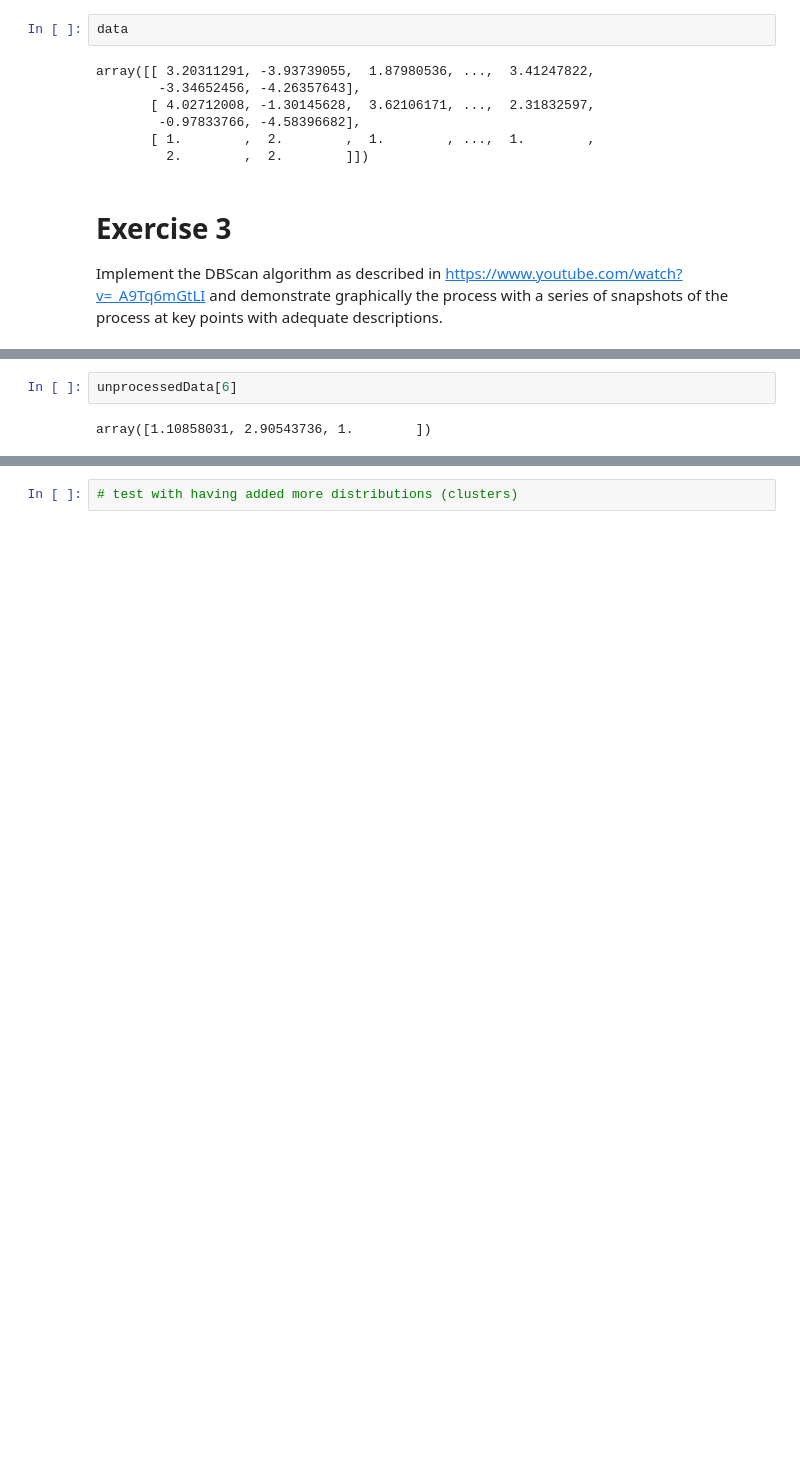
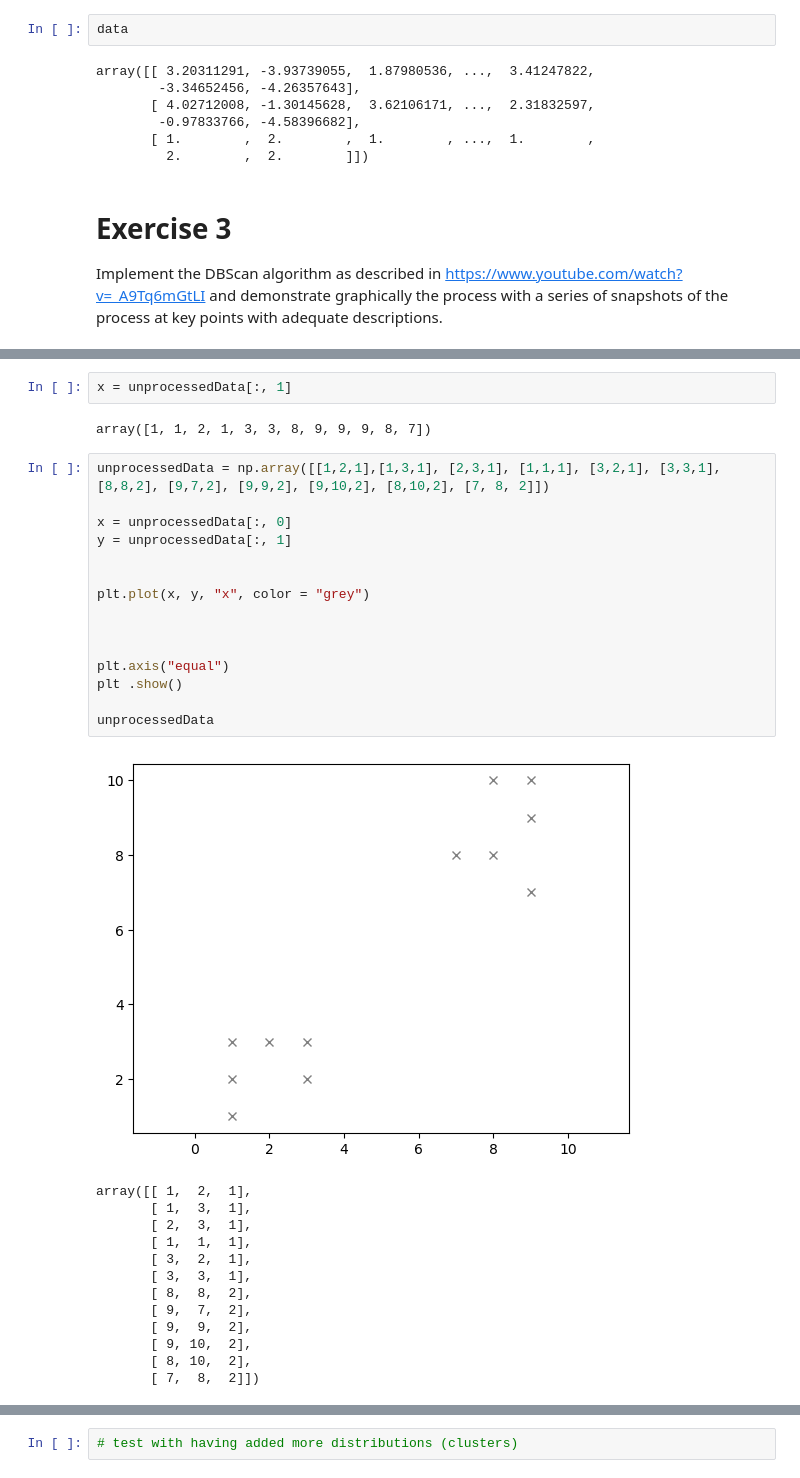
Before and after one commit to jelenameyer/IntroToMachineLearning, a Jupyter notebook: assignments/a1_unsupervised.ipynb, the cells around one changed output, grey strips where cells are left out. Drawn from its saved outputs; the diff is of its cells as text; blank space fills up the shorter version.

```diff
--- a/assignments/a1_unsupervised.ipynb
+++ b/assignments/a1_unsupervised.ipynb
@@ -1057,4 +1302,33 @@ KeyError: 0
-# %%
-unprocessedData[6]
-# %% [output]
-array([1.10858031, 2.90543736, 1.        ])
+# %%
+x = unprocessedData[:, 1]
+# %% [output]
+array([1, 1, 2, 1, 3, 3, 8, 9, 9, 9, 8, 7])
+# %%
+unprocessedData = np.array([[1,2,1],[1,3,1], [2,3,1], [1,1,1], [3,2,1], [3,3,1], [8,8,2], [9,7,2], [9,9,2], [9,10,2], [8,10,2], [7, 8, 2]])
+
+x = unprocessedData[:, 0]
+y = unprocessedData[:, 1]
+
+
+plt.plot(x, y, "x", color = "grey")
+
+
+
+plt.axis("equal")
+plt .show()
+
+unprocessedData
+# %% [output]
+[figure, added]
+array([[ 1,  2,  1],
+       [ 1,  3,  1],
+       [ 2,  3,  1],
+       [ 1,  1,  1],
+       [ 3,  2,  1],
+       [ 3,  3,  1],
+       [ 8,  8,  2],
+       [ 9,  7,  2],
+       [ 9,  9,  2],
+       [ 9, 10,  2],
+       [ 8, 10,  2],
+       [ 7,  8,  2]])
```
Also changed, not shown: parts of 6 cells of this notebook, 1 other file.
